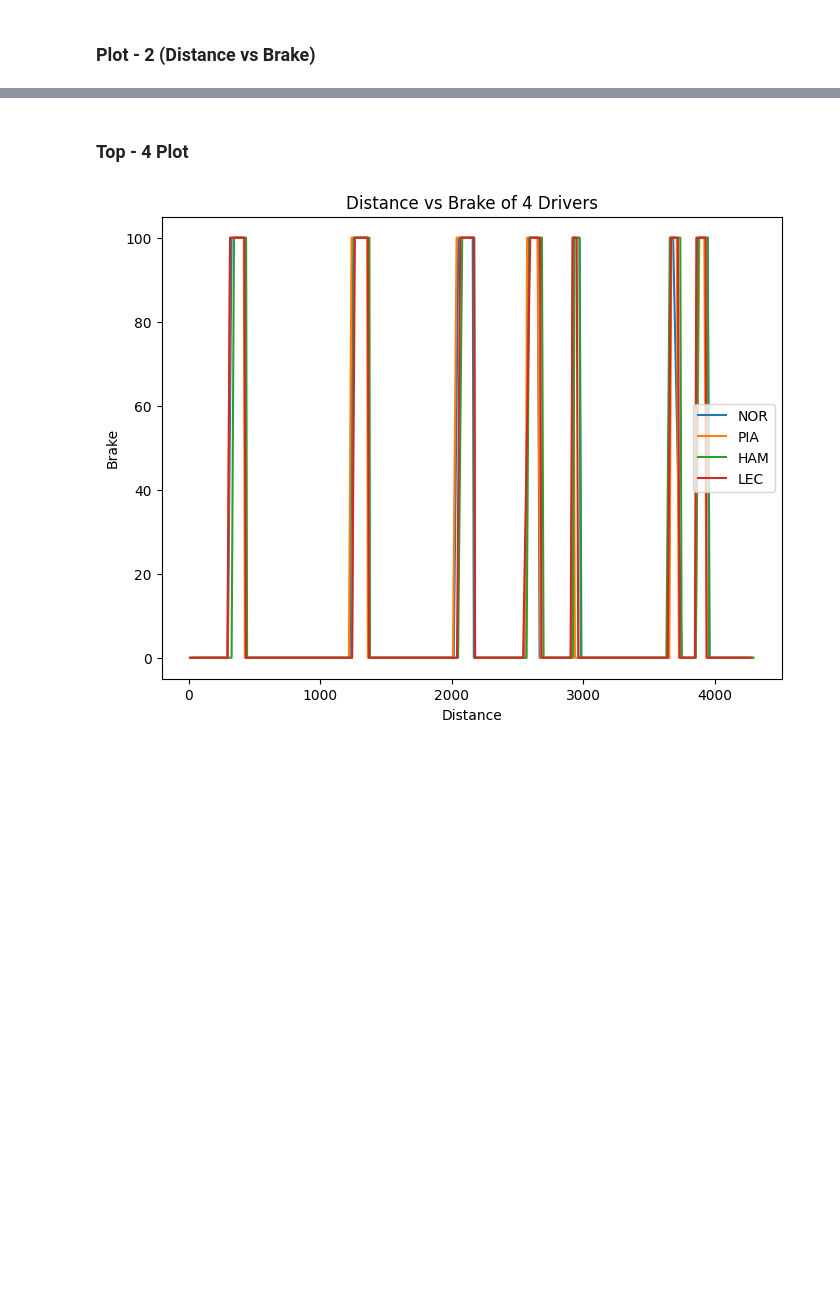
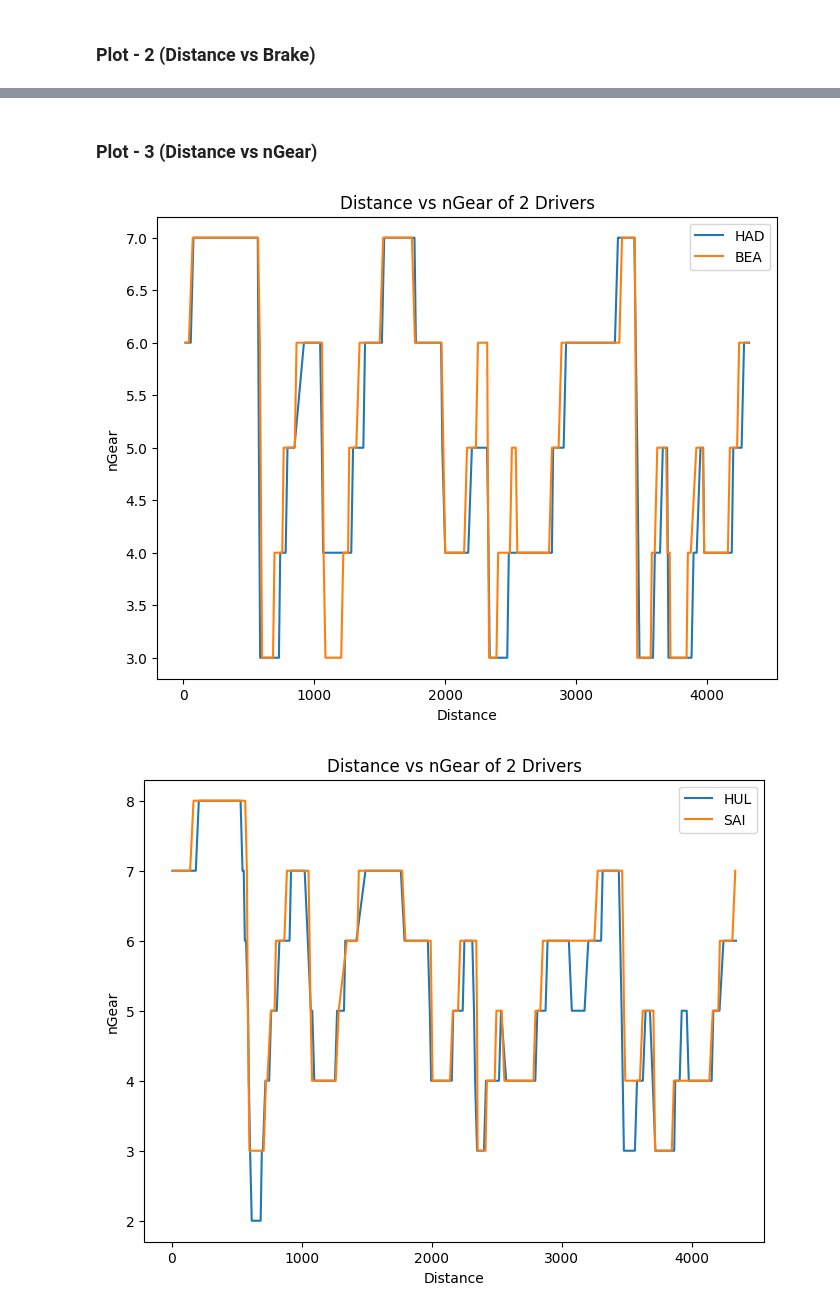
Before and after one commit to Mohandas-KJ/Slipstream-F1, a Jupyter notebook: 2026_Hungary_GP/notebooks/02_telemetry_analysis.ipynb, the cells around one changed output, grey strips where cells are left out. Drawn from its saved outputs; the diff is of its cells as text; code cells hidden in the pictures; blank space fills up the shorter version.

```diff
--- a/2026_Hungary_GP/notebooks/02_telemetry_analysis.ipynb
+++ b/2026_Hungary_GP/notebooks/02_telemetry_analysis.ipynb
@@ -158,6 +162,8 @@ slplot.plot_dist_brake([hul_tel,oco_tel],["HUL","OCO"])
-# %% [markdown]
-### Top - 4 Plot
-# %%
-slplot.plot_dist_brake([nor_tel,pia_tel,ham_tel,lec_tel],["NOR","PIA","HAM","LEC"])
-# %% [output]
-[figure, removed]
+# %% [markdown]
+### Plot - 3 (Distance vs nGear)
+# %%
+for pairs in DATA.RIVALS:
+    slplot.plot_dist_ngear([tel_dist_datas[pairs[0]],tel_dist_datas[pairs[1]]],pairs)
+# %% [output]
+[figure, added]
+[figure, added]
```
Also changed, not shown: parts of 5 cells of this notebook.
